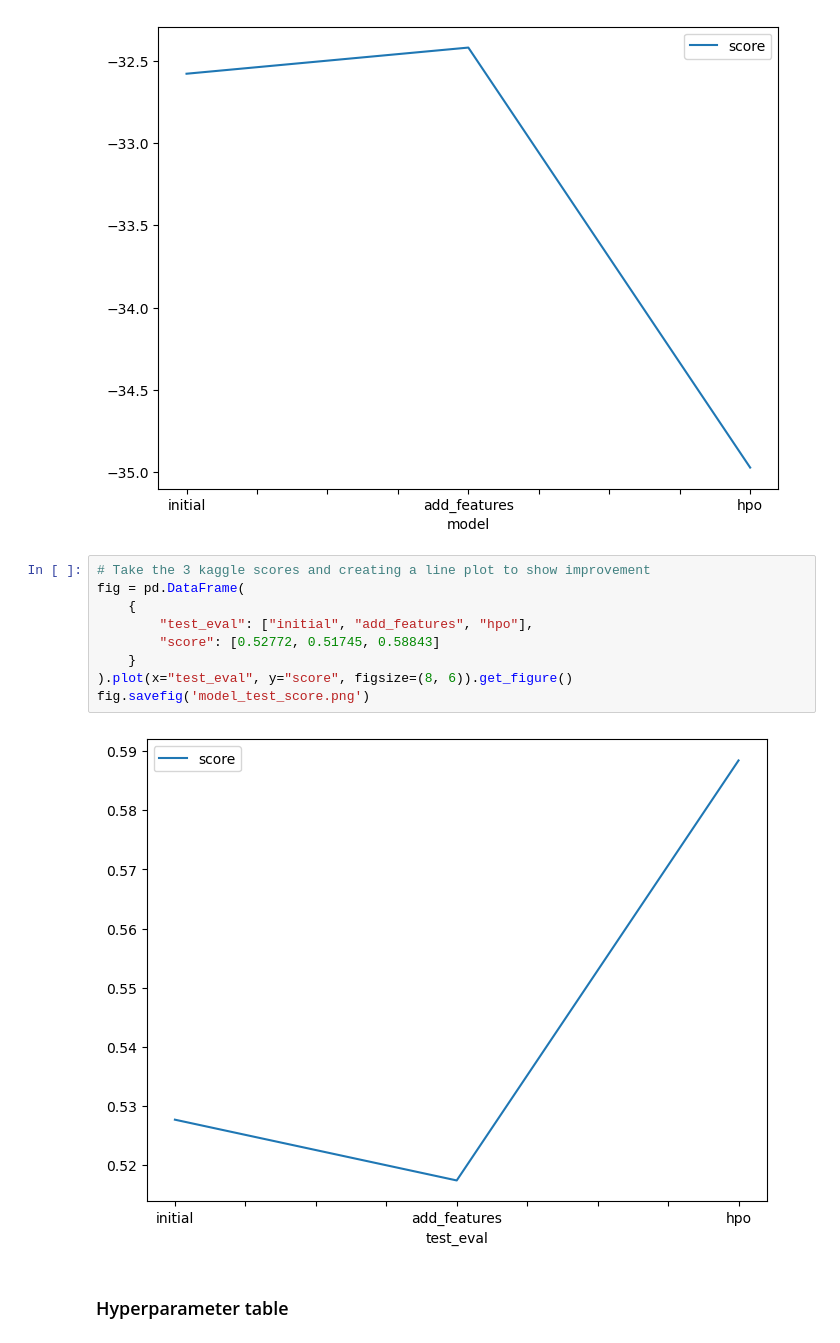
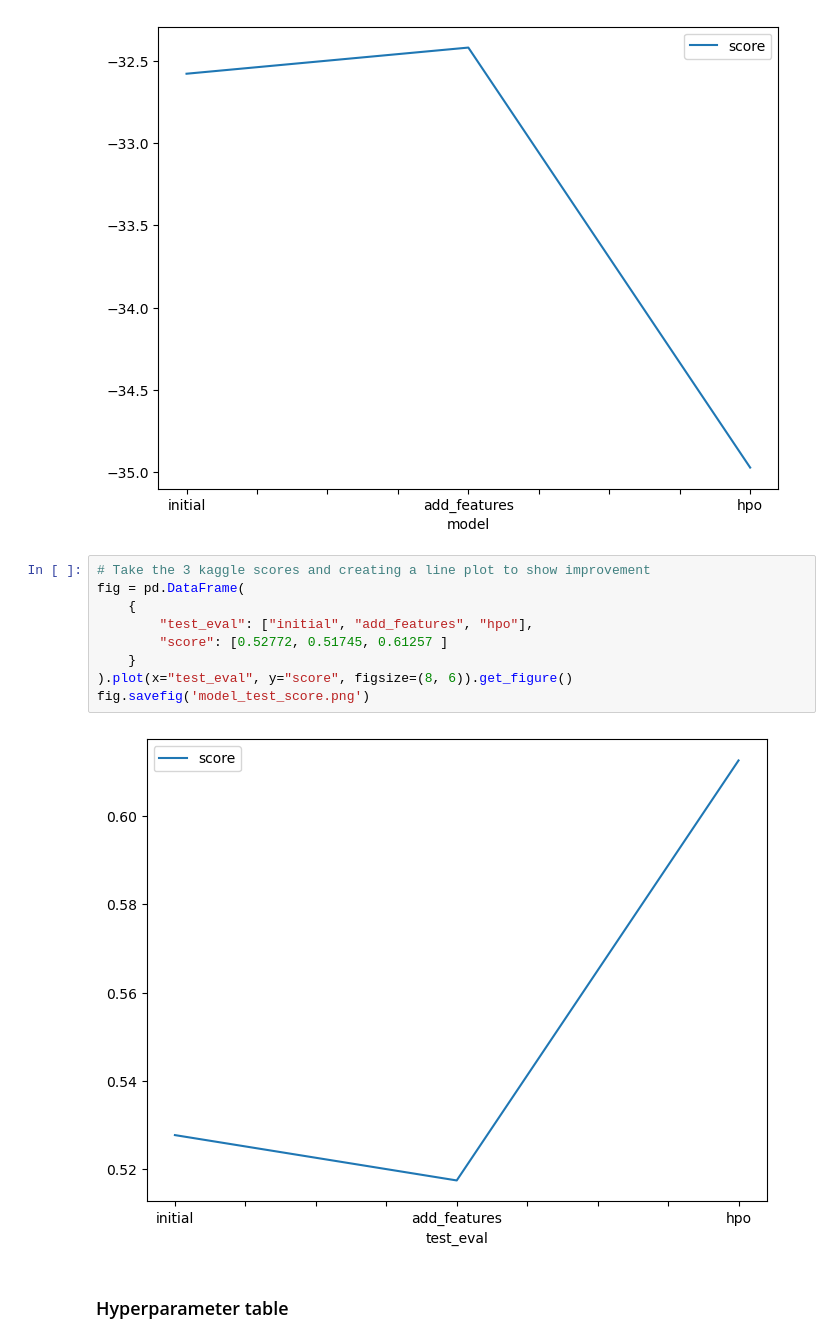
Before and after one commit to jatinbajaj777/BikeSharing, a Jupyter notebook: project/project-template.ipynb, the cells around one changed output. Drawn from its saved outputs; the diff is of its cells as text.

```diff
--- a/project/project-template.ipynb
+++ b/project/project-template.ipynb
@@ -628,14 +631,14 @@ fig.savefig('model_train_score.png')
 # %%
 # Take the 3 kaggle scores and creating a line plot to show improvement
 fig = pd.DataFrame(
     {
         "test_eval": ["initial", "add_features", "hpo"],
-        "score": [0.52772, 0.51745, 0.58843]
+        "score": [0.52772, 0.51745, 0.61257 ]
     }
 ).plot(x="test_eval", y="score", figsize=(8, 6)).get_figure()
 fig.savefig('model_test_score.png')
 # %% [output]
-[figure, old version]
+[figure, new version]
 # %% [markdown]
 ### Hyperparameter table
 # %%
```
Also changed, not shown: parts of 7 cells of this notebook, 1 other file.
